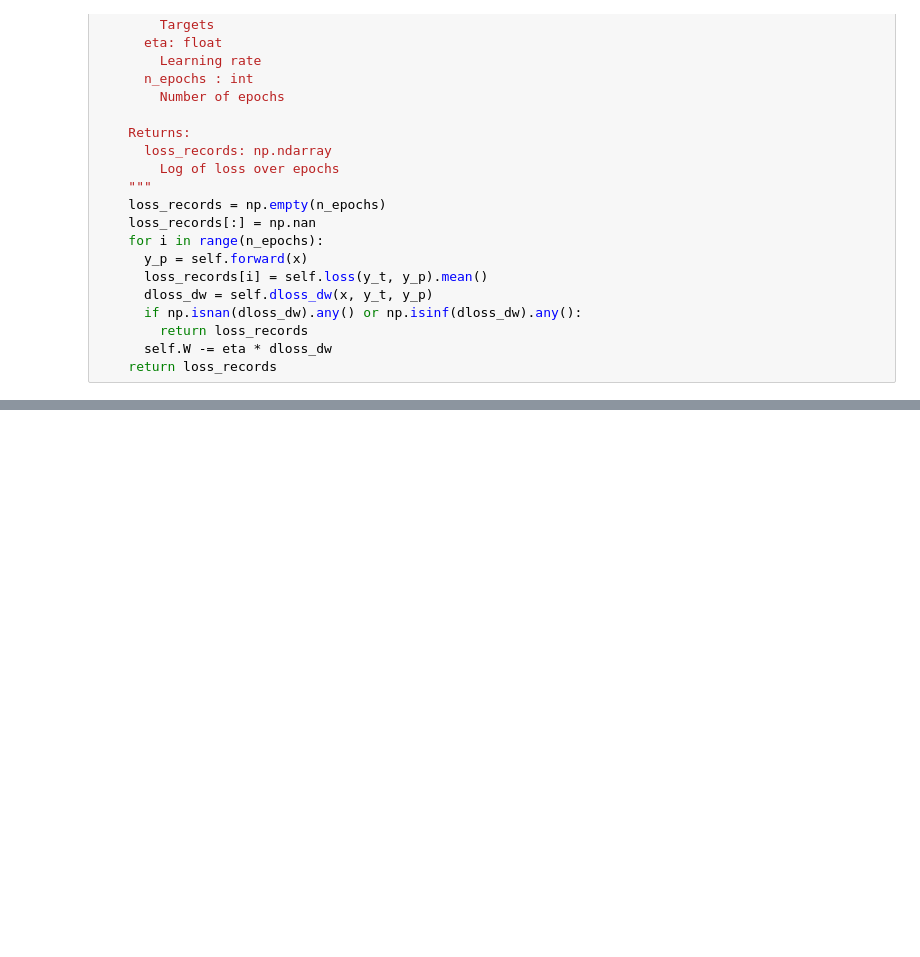
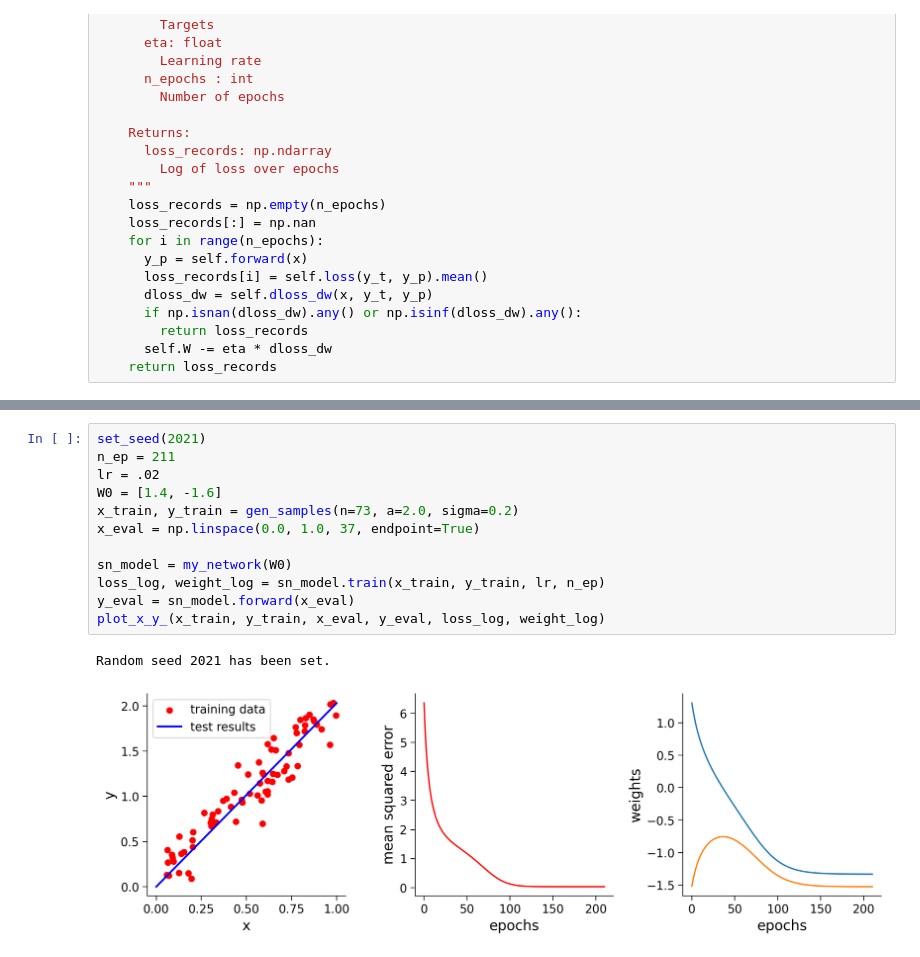
Before and after one commit to msadeghi322/DeepLearning, a Jupyter notebook: NMA_Hyperparameters_W1D2.ipynb, the cells around one changed output, grey strips where cells are left out. Saved outputs shown, nothing was run; the diff lists cells and outputs as text; blank space fills up the shorter version.

```diff
--- a/NMA_Hyperparameters_W1D2.ipynb
+++ b/NMA_Hyperparameters_W1D2.ipynb
@@ -680,0 +826,15 @@ class DeepNarrowLNN:
+# %%
+set_seed(2021)
+n_ep = 211
+lr = .02
+W0 = [1.4, -1.6]
+x_train, y_train = gen_samples(n=73, a=2.0, sigma=0.2)
+x_eval = np.linspace(0.0, 1.0, 37, endpoint=True)
+
+sn_model = my_network(W0)
+loss_log, weight_log = sn_model.train(x_train, y_train, lr, n_ep)
+y_eval = sn_model.forward(x_eval)
+plot_x_y_(x_train, y_train, x_eval, y_eval, loss_log, weight_log)
+# %% [output]
+Random seed 2021 has been set.
+[figure, added]
```
Also changed, not shown: parts of 7 cells of this notebook.
